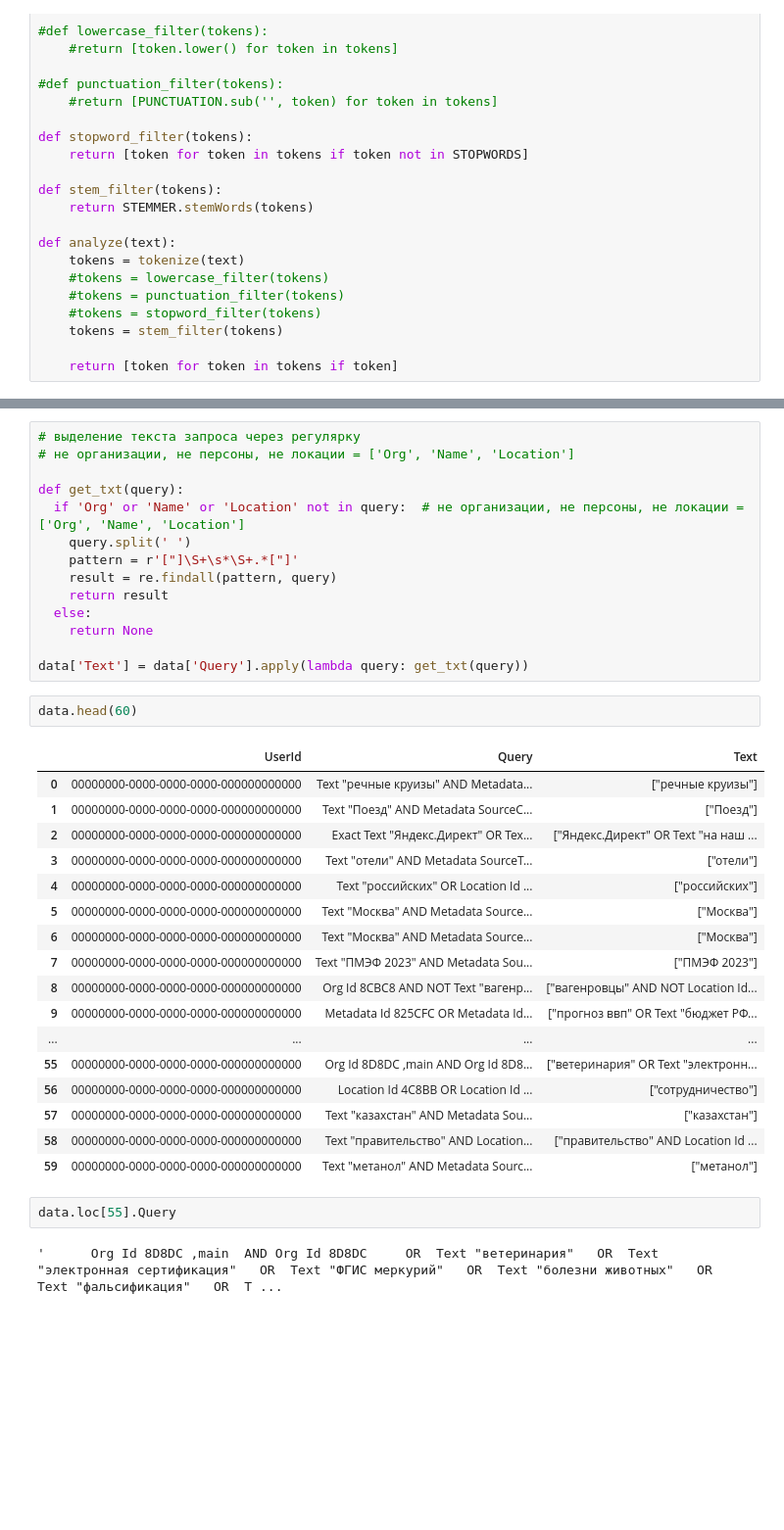
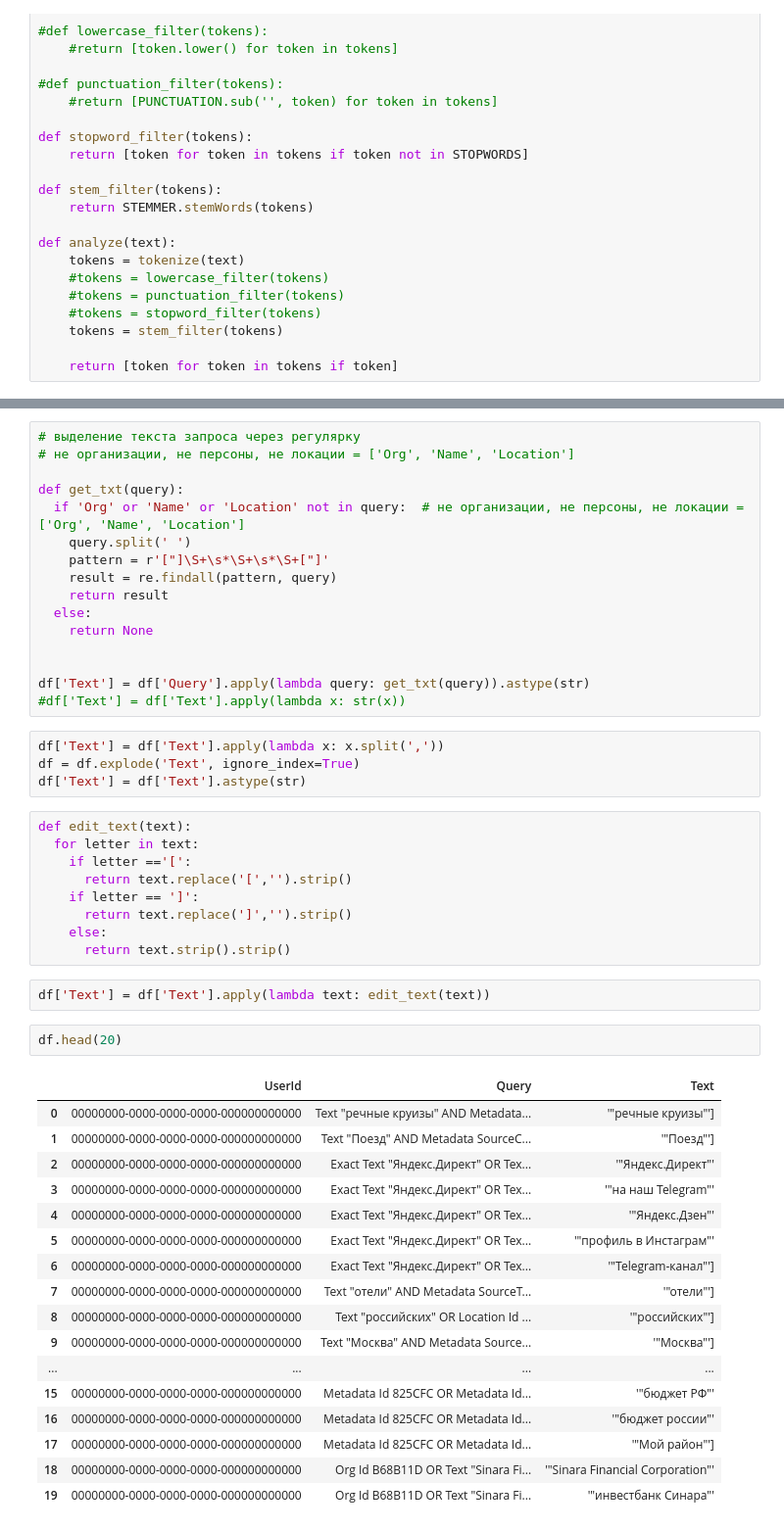
Before and after one commit to dladzina/SCAN_project, a Jupyter notebook: SCAN_открытие_файла.ipynb, the cells around one changed output, grey strips where cells are left out. Shown: that part at 98% size. Saved outputs shown, nothing was run; the diff lists cells and outputs as text; blank space fills up the shorter version.

```diff
--- a/SCAN_открытие_файла.ipynb
+++ b/SCAN_открытие_файла.ipynb
@@ -173,34 +187,47 @@ data['Query'] = data['Query'].apply(lambda query: query.replace(')', ' '))
 def get_txt(query):
   if 'Org' or 'Name' or 'Location' not in query:  # не организации, не персоны, не локации = ['Org', 'Name', 'Location']
     query.split(' ')
-    pattern = r'["]\S+\s*\S+.*["]'
+    pattern = r'["]\S+\s*\S+\s*\S+["]'
     result = re.findall(pattern, query)
     return result
   else:
     return None
 
-data['Text'] = data['Query'].apply(lambda query: get_txt(query))
+
+df['Text'] = df['Query'].apply(lambda query: get_txt(query)).astype(str)
+#df['Text'] = df['Text'].apply(lambda x: str(x))
-# %%
-data.head(60)
-# %% [output]
-|  | UserId | Query | Text |
-| 0 | 00000000-0000-0000-0000-000000000000 | Text "речные круизы" AND Metadata... | ["речные круизы"] |
-| 1 | 00000000-0000-0000-0000-000000000000 | Text "Поезд" AND Metadata SourceC... | ["Поезд"] |
-| 2 | 00000000-0000-0000-0000-000000000000 | Exact Text "Яндекс.Директ" OR Tex... | ["Яндекс.Директ" OR Text "на наш ... |
-| 3 | 00000000-0000-0000-0000-000000000000 | Text "отели" AND Metadata SourceT... | ["отели"] |
-| 4 | 00000000-0000-0000-0000-000000000000 | Text "российских" OR Location Id ... | ["российских"] |
-| 5 | 00000000-0000-0000-0000-000000000000 | Text "Москва" AND Metadata Source... | ["Москва"] |
-| 6 | 00000000-0000-0000-0000-000000000000 | Text "Москва" AND Metadata Source... | ["Москва"] |
-| 7 | 00000000-0000-0000-0000-000000000000 | Text "ПМЭФ 2023" AND Metadata Sou... | ["ПМЭФ 2023"] |
-| 8 | 00000000-0000-0000-0000-000000000000 | Org Id 8CBC8 AND NOT Text "вагенр... | ["вагенровцы" AND NOT Location Id... |
-| 9 | 00000000-0000-0000-0000-000000000000 | Metadata Id 825CFC OR Metadata Id... | ["прогноз ввп" OR Text "бюджет РФ... |
-| ... | ... | ... | ... |
-| 55 | 00000000-0000-0000-0000-000000000000 | Org Id 8D8DC ,main AND Org Id 8D8... | ["ветеринария" OR Text "электронн... |
-| 56 | 00000000-0000-0000-0000-000000000000 | Location Id 4C8BB OR Location Id ... | ["сотрудничество"] |
-| 57 | 00000000-0000-0000-0000-000000000000 | Text "казахстан" AND Metadata Sou... | ["казахстан"] |
-| 58 | 00000000-0000-0000-0000-000000000000 | Text "правительство" AND Location... | ["правительство" AND Location Id ... |
-| 59 | 00000000-0000-0000-0000-000000000000 | Text "метанол" AND Metadata Sourc... | ["метанол"] |
-# %%
-data.loc[55].Query
-# %% [output]
-'      Org Id 8D8DC ,main  AND Org Id 8D8DC     OR  Text "ветеринария"   OR  Text "электронная сертификация"   OR  Text "ФГИС меркурий"   OR  Text "болезни животных"   OR  Text "фальсификация"   OR  T ...
+# %%
+df['Text'] = df['Text'].apply(lambda x: x.split(','))
+df = df.explode('Text', ignore_index=True)
+df['Text'] = df['Text'].astype(str)
+# %%
+def edit_text(text):
+  for letter in text:
+    if letter =='[':
+      return text.replace('[','').strip()
+    if letter == ']':
+      return text.replace(']','').strip()
+    else:
+      return text.strip().strip()
+# %%
+df['Text'] = df['Text'].apply(lambda text: edit_text(text))
+# %%
+df.head(20)
+# %% [output]
+|  | UserId | Query | Text |
+| 0 | 00000000-0000-0000-0000-000000000000 | Text "речные круизы" AND Metadata... | '"речные круизы"'] |
+| 1 | 00000000-0000-0000-0000-000000000000 | Text "Поезд" AND Metadata SourceC... | '"Поезд"'] |
+| 2 | 00000000-0000-0000-0000-000000000000 | Exact Text "Яндекс.Директ" OR Tex... | '"Яндекс.Директ"' |
+| 3 | 00000000-0000-0000-0000-000000000000 | Exact Text "Яндекс.Директ" OR Tex... | '"на наш Telegram"' |
+| 4 | 00000000-0000-0000-0000-000000000000 | Exact Text "Яндекс.Директ" OR Tex... | '"Яндекс.Дзен"' |
+| 5 | 00000000-0000-0000-0000-000000000000 | Exact Text "Яндекс.Директ" OR Tex... | '"профиль в Инстаграм"' |
+| 6 | 00000000-0000-0000-0000-000000000000 | Exact Text "Яндекс.Директ" OR Tex... | '"Telegram-канал"'] |
+| 7 | 00000000-0000-0000-0000-000000000000 | Text "отели" AND Metadata SourceT... | '"отели"'] |
+| 8 | 00000000-0000-0000-0000-000000000000 | Text "российских" OR Location Id ... | '"российских"'] |
+| 9 | 00000000-0000-0000-0000-000000000000 | Text "Москва" AND Metadata Source... | '"Москва"'] |
+| ... | ... | ... | ... |
+| 15 | 00000000-0000-0000-0000-000000000000 | Metadata Id 825CFC OR Metadata Id... | '"бюджет РФ"' |
+| 16 | 00000000-0000-0000-0000-000000000000 | Metadata Id 825CFC OR Metadata Id... | '"бюджет россии"' |
+| 17 | 00000000-0000-0000-0000-000000000000 | Metadata Id 825CFC OR Metadata Id... | '"Мой район"'] |
+| 18 | 00000000-0000-0000-0000-000000000000 | Org Id B68B11D OR Text "Sinara Fi... | '"Sinara Financial Corporation"' |
+| 19 | 00000000-0000-0000-0000-000000000000 | Org Id B68B11D OR Text "Sinara Fi... | '"инвестбанк Синара"' |
```
Also changed, not shown: parts of 9 cells of this notebook.
